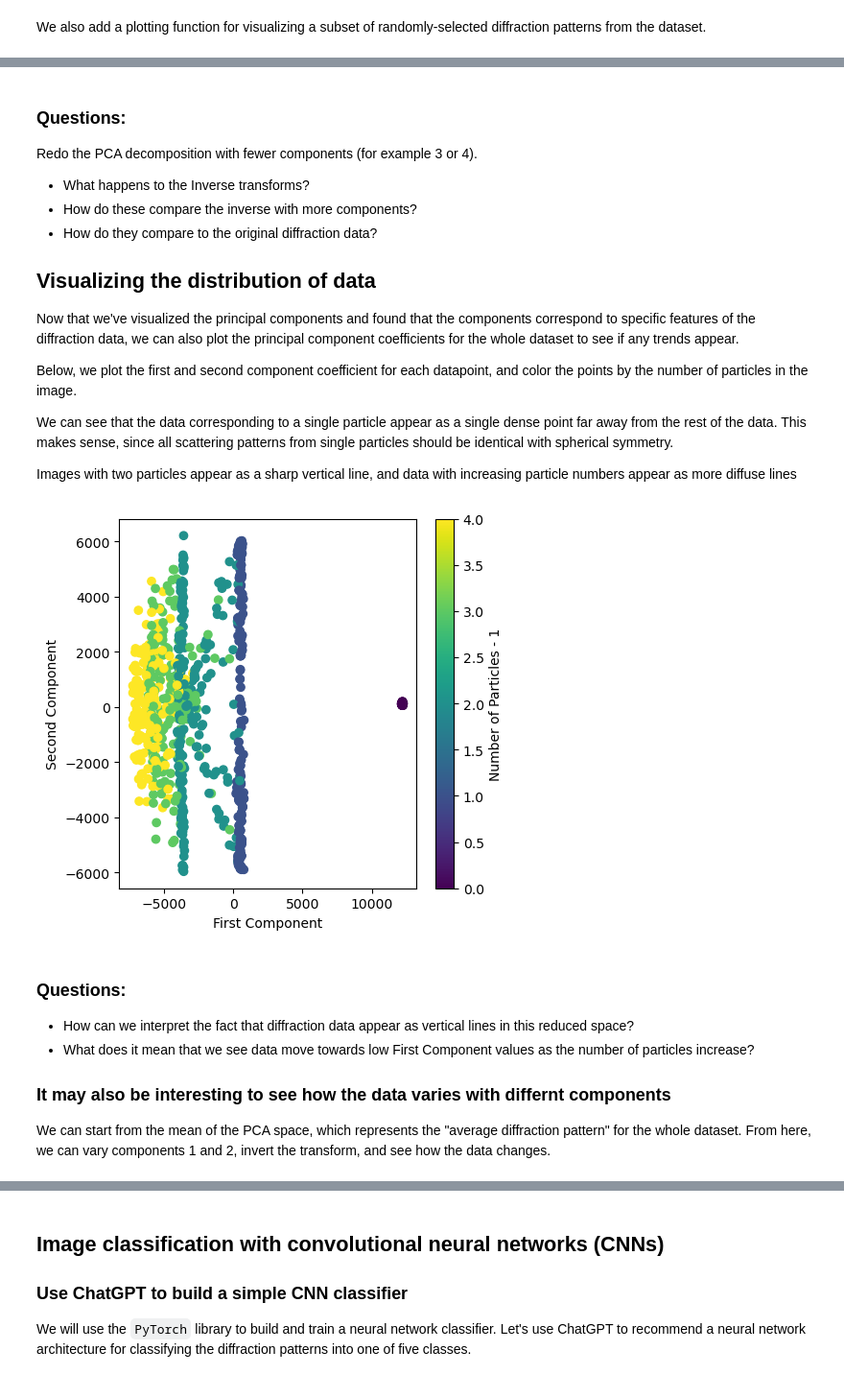
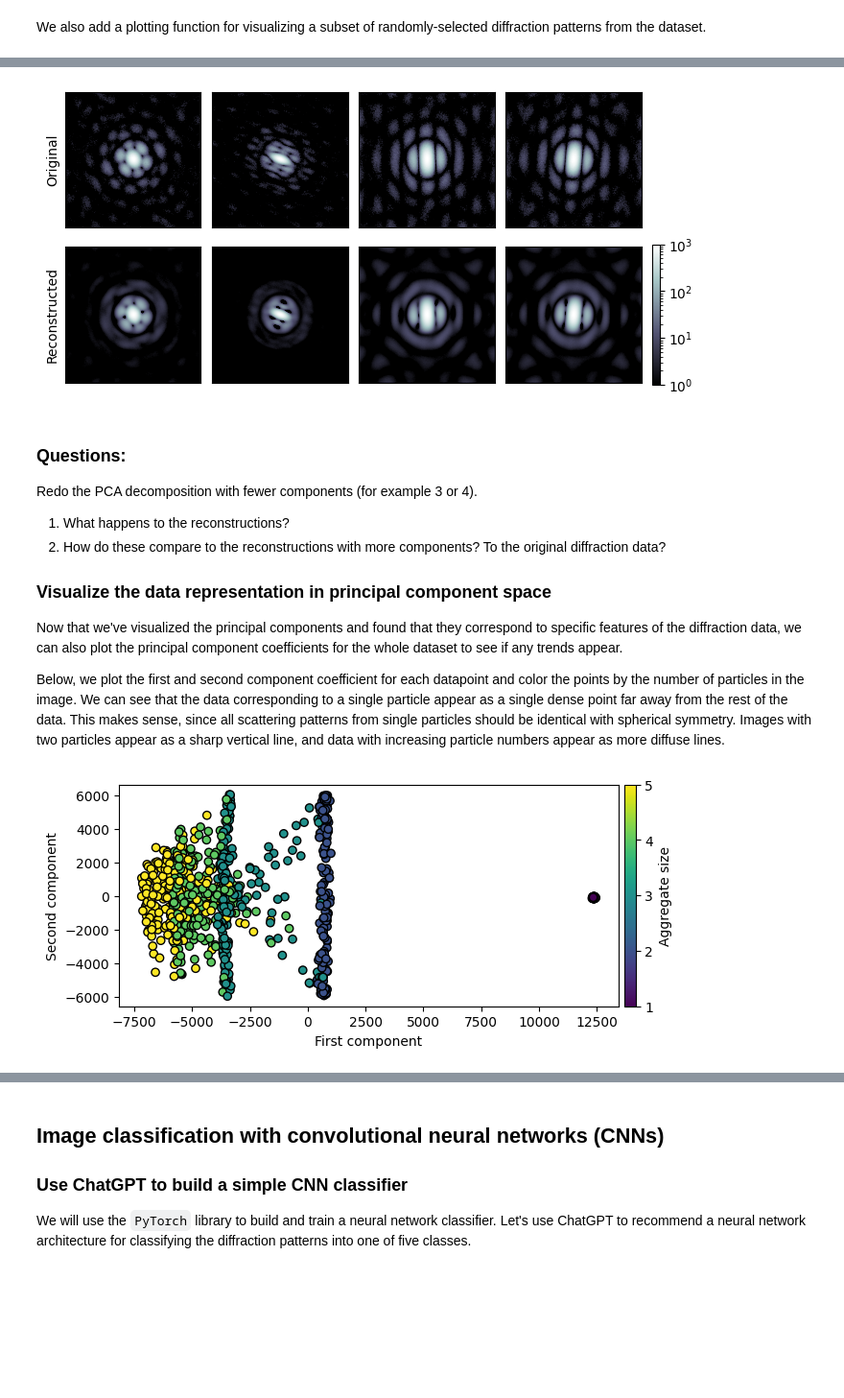
Before and after one commit to ninarina12/NX-School-2023, a Jupyter notebook: AI-ML_Tutorial.ipynb, the cells around one changed output, grey strips where cells are left out. Shown at 96% size. Cells and saved outputs as stored; diff of their text form; code cells hidden in the pictures; blank space fills up the shorter version.

```diff
--- a/AI-ML_Tutorial.ipynb
+++ b/AI-ML_Tutorial.ipynb
@@ -252,13 +254,13 @@ We can start by decomposing the sythetic diffraction dataset using PCA to observ
 from sklearn.decomposition import PCA
 
 # Initiate PCA model with many components
-pca = PCA(n_components=20)
+pca = PCA(n_components=16)
 
-# reshape diffraction data from M X N X N, where M is the number of images and N is the number of pixels to M x N^2 for PCA analysis
-diffs_vector = diffs.reshape(diffs.shape[0],diffs.shape[1]*diffs.shape[2])
+# Flatten diffraction data from N x N images to vectors of length N^2
+diffs_vector = diffs.reshape(num_images, N*N)
 
-# Fit PCA Model to diffraction data
+# Fit PCA model to diffraction data
+# This will be a M x n_components matrix where each row corresponds to the transform of a single diffraction pattern
+# and the columns correspond to coefficients of each principal component
 pca_transform = pca.fit_transform(diffs_vector)
-# this will be a M x n_components matrix where each row corresponds to the transform
-# of a single diffraction pattern, and the columns correspond to coefficients of each principal component
 # %% [markdown]
@@ -329,32 +347,25 @@ for i in range(len(vals)):
+# %%
+pca_inverse = pca.inverse_transform(pca_transform)
+fig = plot_inverse_transforms(pca_inverse, diffs)
+# %% [output]
+[figure, added]
 # %% [markdown]
 ### Questions:
 Redo the PCA decomposition with fewer components (for example 3 or 4).
-- What happens to the Inverse transforms?
-- How do these compare the inverse with more components?
-- How do they compare to the original diffraction data?
+1. What happens to the reconstructions?
+2. How do these compare to the reconstructions with more components? To the original diffraction data?
 
 
-## Visualizing the distribution of data
-Now that we've visualized the principal components and found that the components correspond to specific features of the diffraction data, we can also plot the principal component coefficients for the whole dataset to see if any trends appear.
+### Visualize the data representation in principal component space
+Now that we've visualized the principal components and found that they correspond to specific features of the diffraction data, we can also plot the principal component coefficients for the whole dataset to see if any trends appear.
 
-Below, we plot the first and second component coefficient for each datapoint, and color the points by the number of particles in the image.
-
-We can see that the data corresponding to a single particle appear as a single dense point far away from the rest of the data.  This makes sense, since all scattering patterns from single particles should be identical with spherical symmetry.
-
-Images with two particles appear as a sharp vertical line, and data with increasing particle numbers appear as more diffuse lines
+Below, we plot the first and second component coefficient for each datapoint and color the points by the number of particles in the image. We can see that the data corresponding to a single particle appear as a single dense point far away from the rest of the data. This makes sense, since all scattering patterns from single particles should be identical with spherical symmetry. Images with two particles appear as a sharp vertical line, and data with increasing particle numbers appear as more diffuse lines.
 # %%
-fig, ax = plt.subplots(figsize=(5,5))
-p = ax.scatter(pca_transform[:,0],pca_transform[:,1],c=targets)
-cbar = fig.colorbar(p,ax=ax)
-ax.set_xlabel('First Component')
-ax.set_ylabel('Second Component')
-cbar.set_label('Number of Particles - 1')
+fig, ax = plt.subplots(figsize=(8,3))
+p = ax.scatter(pca_transform[:,0], pca_transform[:,1], c=targets + 1, cmap='viridis', ec='black')
+cbar = fig.colorbar(p, ax=ax, ticks=range(1,6), pad=0.01)
+ax.set_xlabel('First component')
+ax.set_ylabel('Second component')
+cbar.set_label('Aggregate size')
 # %% [output]
-[figure, old version]
+[figure, new version]
-# %% [markdown]
-### Questions:
-- How can we interpret the fact that diffraction data appear as vertical lines in this reduced space?
-- What does it mean that we see data move towards low First Component values as the number of particles increase?
-
-### It may also be interesting to see how the data varies with differnt components
-We can start from the mean of the PCA space, which represents the "average diffraction pattern" for the whole dataset.  From here, we can vary components 1 and 2, invert the transform, and see how the data changes.
```
Also changed, not shown: parts of 26 cells of this notebook.
